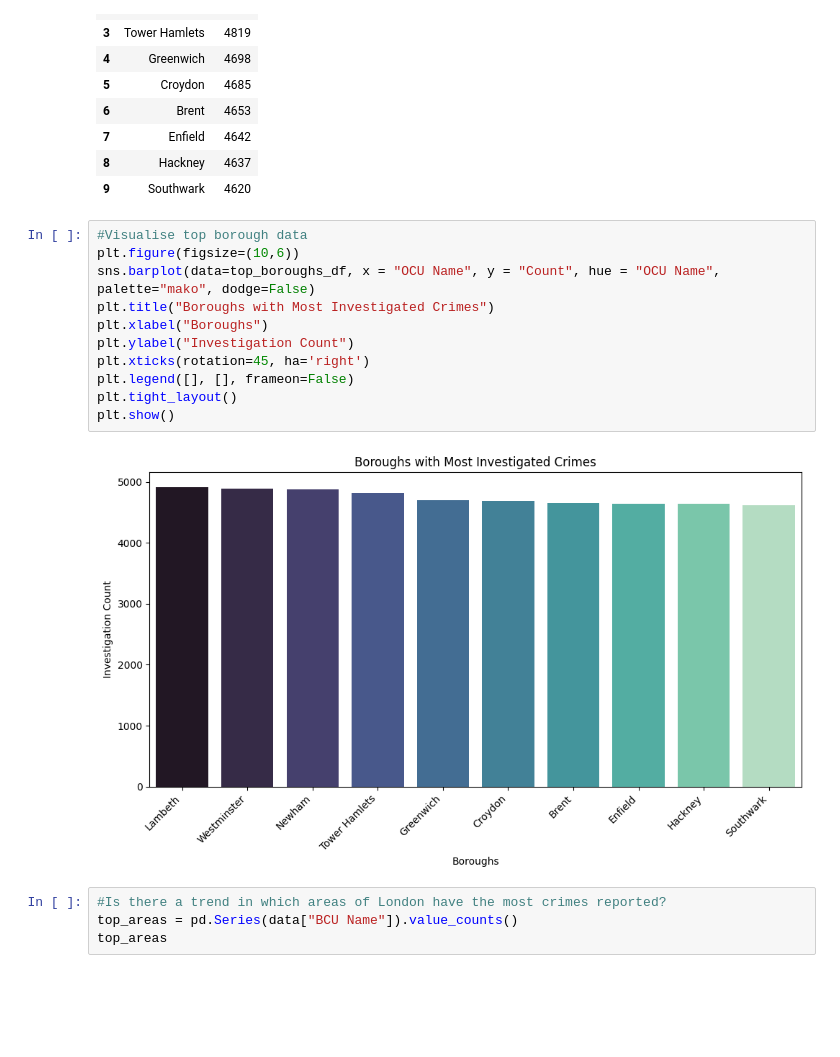
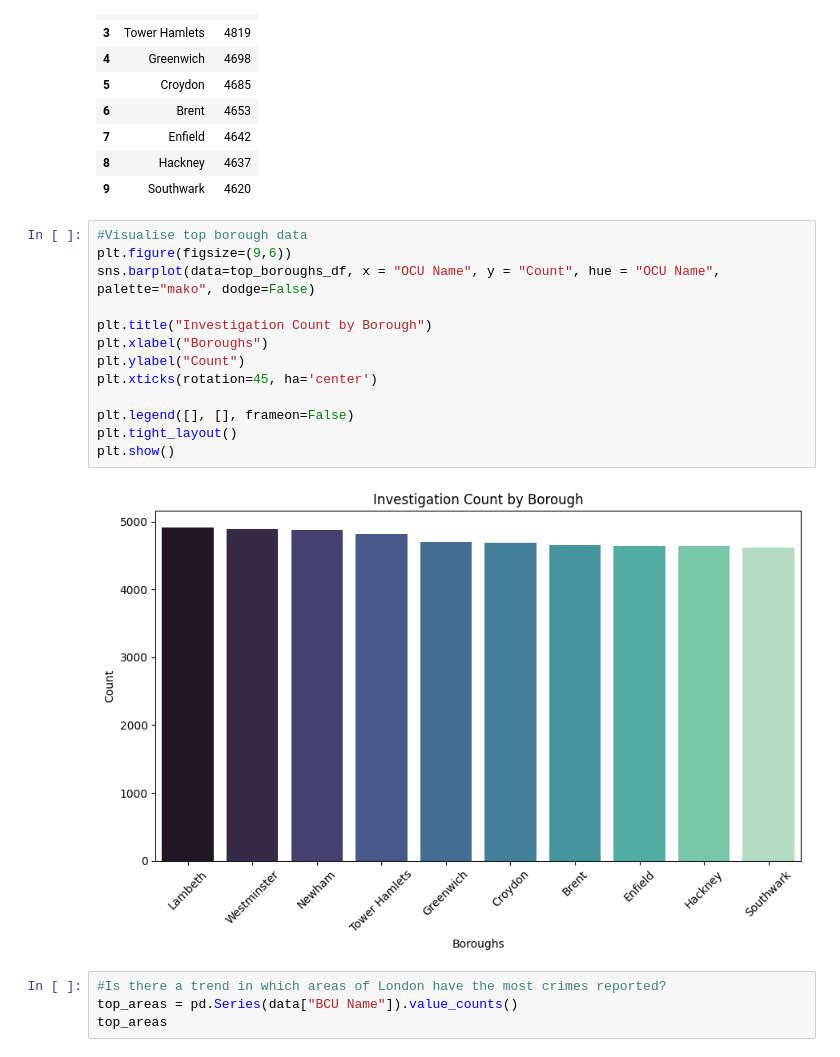
Before and after one commit to juanitanels/London-Crime-Stats-EDA, a Jupyter notebook: London Crime Stats 22-23 EDA.ipynb, the cells around one changed output. Saved outputs shown, nothing was run; the diff lists cells and outputs as text; blank space fills up the shorter version.

```diff
--- a/London Crime Stats 22-23 EDA.ipynb
+++ b/London Crime Stats 22-23 EDA.ipynb
@@ -157,17 +201,19 @@ top_boroughs_df
 | 9 | Southwark | 4620 |
 # %%
 #Visualise top borough data
-plt.figure(figsize=(10,6))
+plt.figure(figsize=(9,6))
 sns.barplot(data=top_boroughs_df, x = "OCU Name", y = "Count", hue = "OCU Name", palette="mako", dodge=False)
-plt.title("Boroughs with Most Investigated Crimes")
+
+plt.title("Investigation Count by Borough")
 plt.xlabel("Boroughs")
-plt.ylabel("Investigation Count")
-plt.xticks(rotation=45, ha='right')
+plt.ylabel("Count")
+plt.xticks(rotation=45, ha='center')
+
 plt.legend([], [], frameon=False)
 plt.tight_layout()
 plt.show()
 # %% [output]
-[figure, old version]
+[figure, new version]
 # %%
 #Is there a trend in which areas of London have the most crimes reported?
 top_areas = pd.Series(data["BCU Name"]).value_counts()
```
Also changed, not shown: parts of 22 cells of this notebook.
